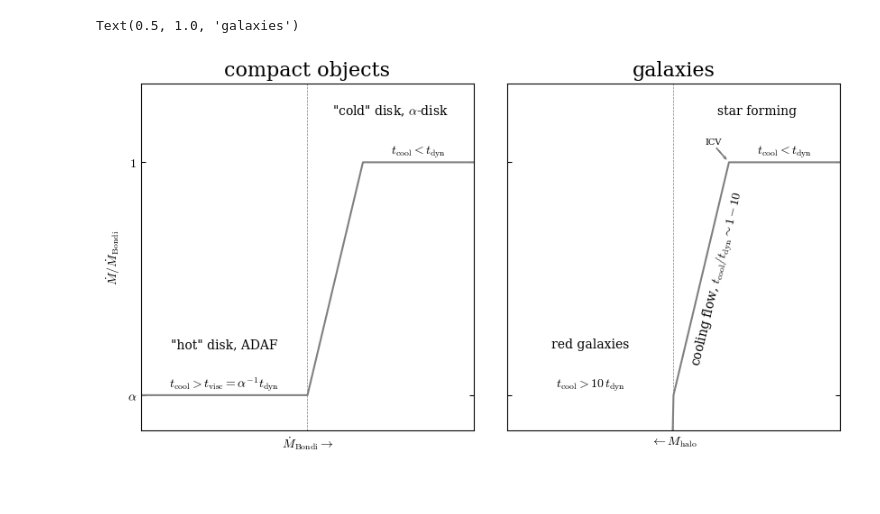
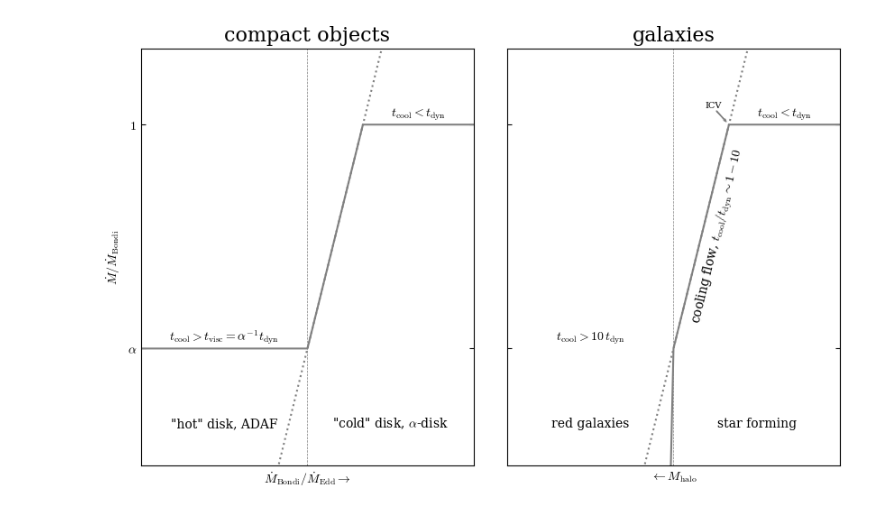
Before and after one commit to JonathanSternAstro/cgm_models, a Jupyter notebook: CompactObjectAnalogy.ipynb, the cells around one changed output. Cells and saved outputs as stored; diff of their text form; code cells hidden in the pictures.

Commit message:
added Compact object analogy files

```diff
--- a/CompactObjectAnalogy.ipynb
+++ b/CompactObjectAnalogy.ipynb
@@ -21,41 +21,43 @@ alpha = 30**-1.
 xs = np.array([-10,-4,-2,2])
 ys = log(np.array([alpha,alpha,1,1]))
 
-fig = pl.figure(figsize=(10,5))
+fig = pl.figure(figsize=(10,6))
 pl.subplots_adjust(wspace=0.1)
 ax=pl.subplot(121)
 pl.plot(xs,ys,c='.5')
+u.plotLine((ys[2]-ys[1])/(xs[2]-xs[1]),throughPoint=(xs[2],ys[2]),ls=':',c='.5')
 ax.yaxis.set_ticks([ys[0],ys[-1]],[r'$\alpha$',r'$1$'])
 ax.xaxis.set_major_locator(ticker.NullLocator())
-pl.text(xs[:2].mean(),ys[0]+0.3,r'"hot" disk, ADAF',ha='center')
+pl.text(xs[:2].mean(),-2,r'"hot" disk, ADAF',ha='center')
 pl.text(xs[:2].mean(),ys[0]+0.05,r"$t_{\rm cool} > t_{\rm visc}=\alpha^{-1}t_{\rm dyn}$",ha='center')
-pl.text(xs[1::2].mean(),ys[-1]+0.3,r'"cold" disk, $\alpha$-disk',ha='center')
+pl.text(xs[1::2].mean(),-2,r'"cold" disk, $\alpha$-disk',ha='center')
 pl.text(xs[2:].mean(),ys[-1]+0.05,r"$t_{\rm cool} < t_{\rm dyn}$",ha='center')
-pl.ylim(-1.7,0.5)
+pl.ylim(-2.25,0.5)
 pl.xlim(xs[0],xs[-1])
 pl.axvline(xs[1],lw=0.5,c='.5',ls='--')
 pl.ylabel(r'$\dot{M}/\dot{M}_{\rm Bondi}$')
-pl.xlabel(r'$\dot{M}_{\rm Bondi} \rightarrow$')
+pl.xlabel(r'$\dot{M}_{\rm Bondi}/\dot{M}_{\rm Edd} \rightarrow$')
 pl.title(r'compact objects',fontsize=16)
 
 ys = log(np.array([1e-50,alpha,1,1]))
 
 ax=pl.subplot(122)
 pl.plot(xs,ys,c='.5')
+u.plotLine((ys[2]-ys[1])/(xs[2]-xs[1]),throughPoint=(xs[2],ys[2]),ls=':',c='.5')
 ax.xaxis.set_major_locator(ticker.NullLocator())
 ax.yaxis.set_ticks([ys[1],ys[-1]],[r'',r''])
-pl.text(xs[:2].mean(),ys[1]+0.3,r'red galaxies',ha='center')
+pl.text(xs[:2].mean(),-2,r'red galaxies',ha='center')
 pl.text(xs[:2].mean(),ys[1]+0.05,r"$t_{\rm cool} > 10\,t_{\rm dyn}$",ha='center')
-pl.text(xs[1::2].mean(),ys[-1]+0.3,r'star forming',ha='center')
+pl.text(xs[1::2].mean(),-2,r'star forming',ha='center')
 pl.text(xs[2:].mean(),ys[-1]+0.05,r"$t_{\rm cool} < t_{\rm dyn}$",ha='center')
 pl.text(xs[1:3].mean()+0.6,ys[1:3].mean(), r'cooling flow, $t_{\rm cool}/t_{\rm dyn}\sim 1-10$',rotation=76.5,ha='center',va='center')
 pl.annotate('ICV',(xs[2]-0.2,ys[2]+0.04),(xs[2]-0.25,ys[2]+0.1),fontsize=7,ha='right',va='bottom')
 pl.annotate('',(xs[2]-0.1,ys[2]+0.02),(xs[2]-0.45,ys[2]+0.09),fontsize=7,ha='right',va='bottom',arrowprops=slantlineprops)
-pl.ylim(-1.7,0.5)
+pl.ylim(-2.25,0.5)
 pl.xlim(xs[0],xs[-1])
 pl.axvline(xs[1],lw=0.5,c='.5',ls='--')
 pl.xlabel(r'$\leftarrow M_{\rm halo}$')
 pl.title(r'galaxies',fontsize=16)
+pl.savefig('CompactObjectAnalogy.pdf')
 # %% [output]
-Text(0.5, 1.0, 'galaxies')
-[figure, old version]
+[figure, new version]
```
Also changed, not shown: parts of 4 cells of this notebook, 4 other files.
